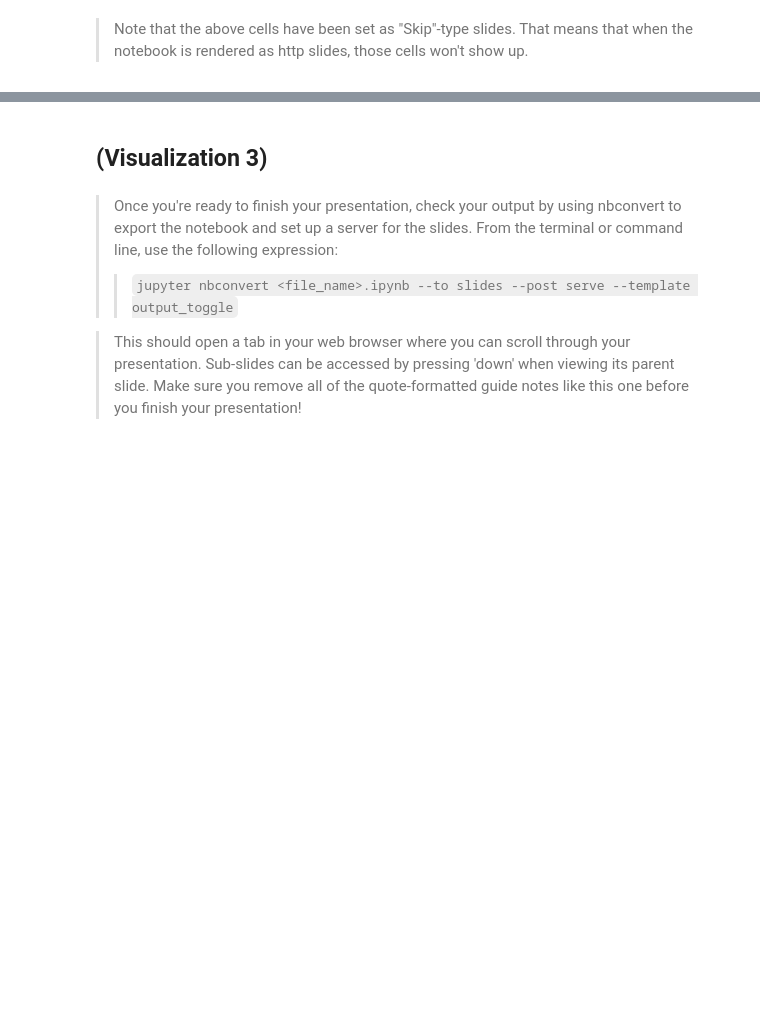
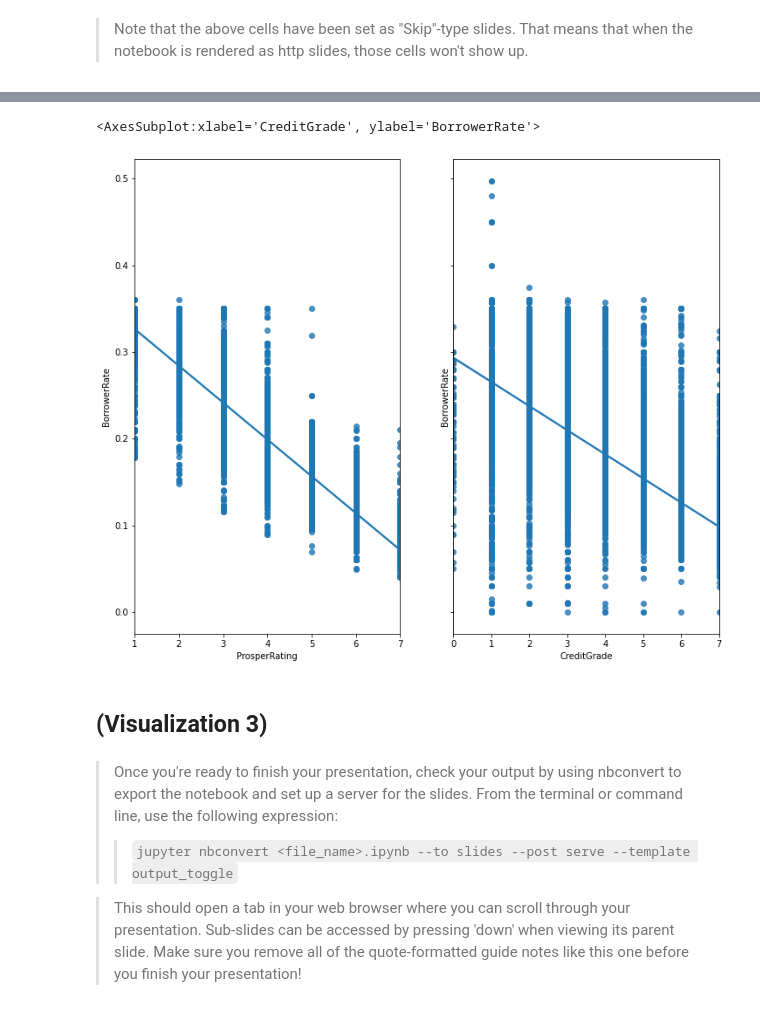
Before and after one commit to alf808/preposterous-octopus, a Jupyter notebook: explanatory_loan_data_slide_deck.ipynb, the cells around one changed output, grey strips where cells are left out. Saved outputs shown, nothing was run; the diff lists cells and outputs as text; code cells hidden in the pictures; blank space fills up the shorter version.

```diff
--- a/explanatory_loan_data_slide_deck.ipynb
+++ b/explanatory_loan_data_slide_deck.ipynb
@@ -227,3 +248,10 @@ but feel free to add more if you'd like!
+# %%
+fig, (ax1, ax2) = plt.subplots(ncols=2, sharey=True, figsize=(12,10))
+sb.regplot(x='ProsperRating', y='BorrowerRate', ax=ax1, data=df)
+sb.regplot(x='CreditGrade', y='BorrowerRate', ax=ax2, data=df)
+# %% [output]
+<AxesSubplot:xlabel='CreditGrade', ylabel='BorrowerRate'>
+[figure, added]
 # %% [markdown]
 ## (Visualization 3)
 # %% [markdown]
```
Also changed, not shown: parts of 28 cells of this notebook.
